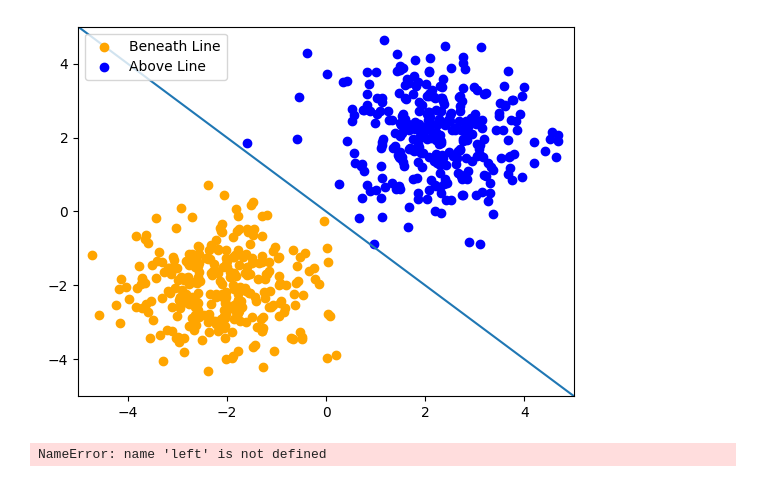
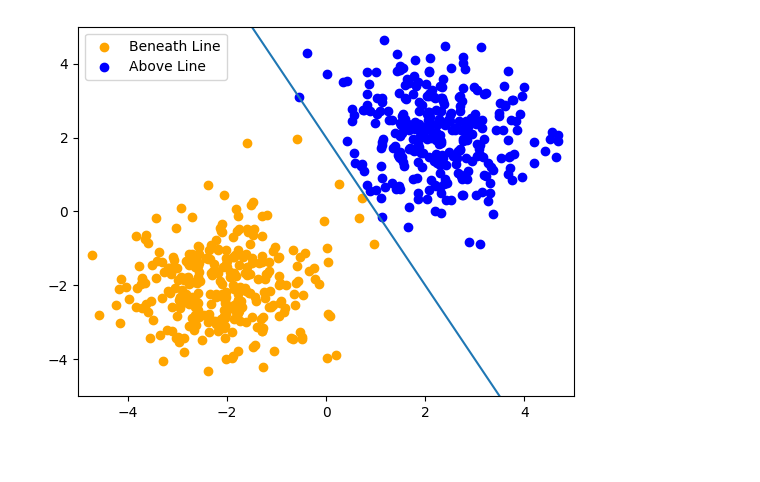
Before and after one commit to zoneme99/python-programmering-Jonatan-Cervall, a Jupyter notebook: Labs/Labb3/report.ipynb, the cells around one changed output. Saved outputs shown, nothing was run; the diff lists cells and outputs as text; code cells hidden in the pictures.

```diff
--- a/Labs/Labb3/report.ipynb
+++ b/Labs/Labb3/report.ipynb
@@ -1,9 +1,7 @@
-# %%
-import Labb3
-
-
-Labb3.run(-1, 0)
-print(left)
-# %% [output]
-[figure, removed]
-NameError: name 'left' is not defined
+# %%
+import Labb3
+
+line2 = Labb3.line(-2, 2, "unlabelled_data.csv")
+line2.display()
+# %% [output]
+[figure, added]
```
Also changed, not shown: 1 other file.
